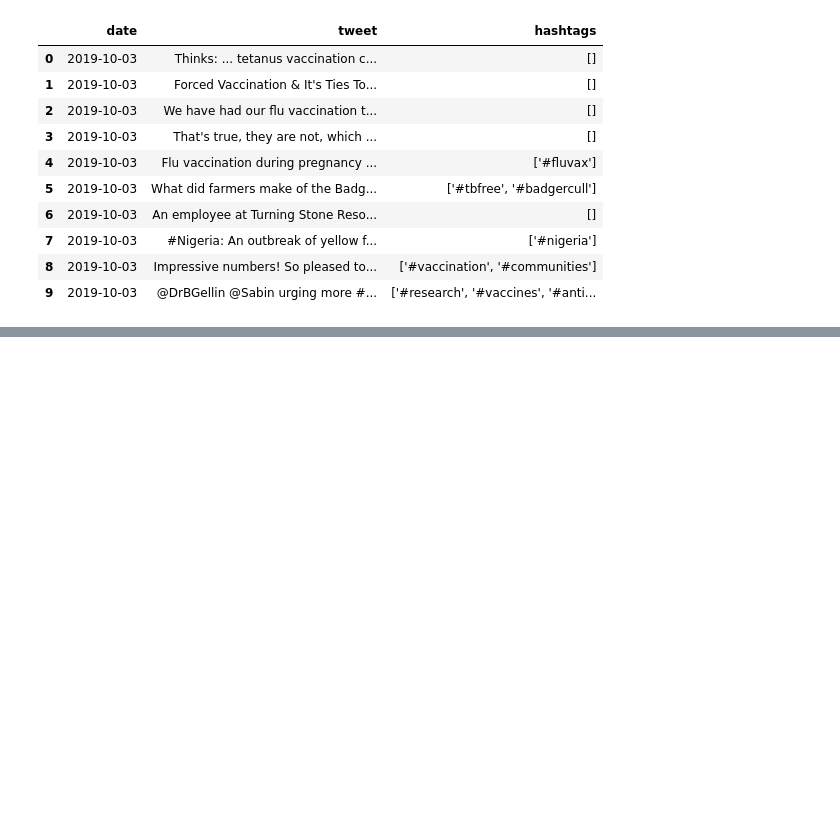
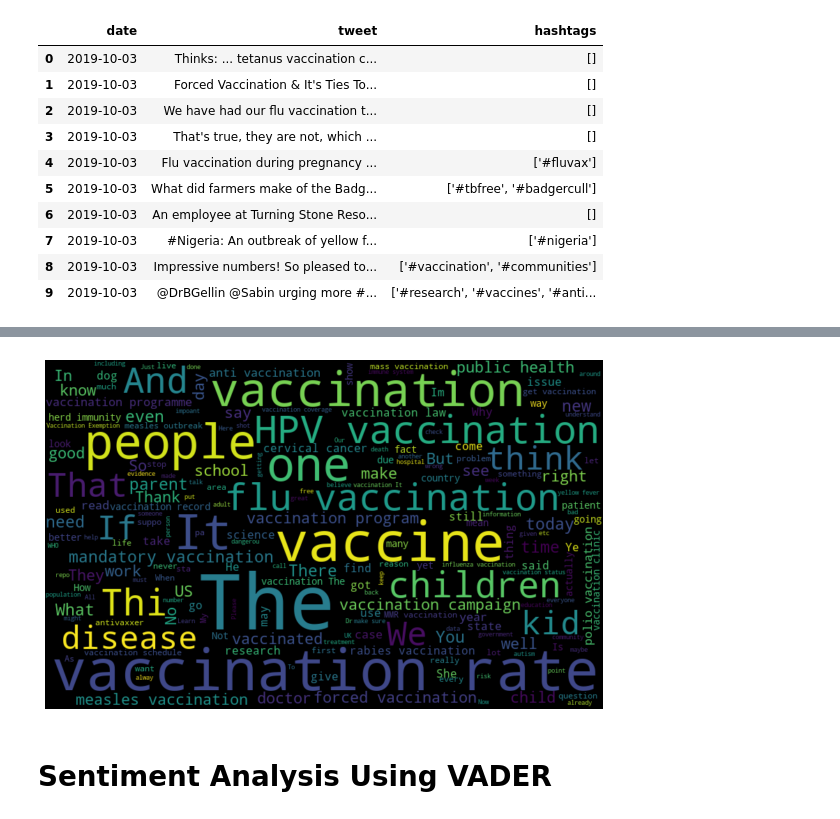
Before and after one commit to vanand96/VaccineDataAnalyzer, a Jupyter notebook: Project_Pandas.ipynb, the cells around one changed output, grey strips where cells are left out. Saved outputs shown, nothing was run; the diff lists cells and outputs as text; code cells hidden in the pictures; blank space fills up the shorter version.

```diff
--- a/Project_Pandas.ipynb
+++ b/Project_Pandas.ipynb
@@ -90,0 +232,12 @@ df.head(10)
+# %%
+# Clean tweets and append to new column
+tweets = df['tweet']
+clean_tweets = []
+for tweet in tweets:
+    c = TwitterPreprocessor((tweet))
+    c.fully_preprocess()
+    c = c.text
+    clean_tweets.append(c)
+
+df['clean_tweets'] = clean_tweets
+df.head(5)
@@ -90,0 +251,14 @@ df.head(10)
+# %%
+all_words = ' '.join([text for text in df['clean_tweets']])
+# all_words
+from wordcloud import WordCloud
+wordcloud = WordCloud(width=800, height=500, random_state=21, max_font_size=110).generate(all_words)
+
+plt.figure(figsize=(10, 7))
+plt.imshow(wordcloud, interpolation="bilinear")
+plt.axis('off')
+plt.show()
+# %% [output]
+[figure, added]
+# %% [markdown]
+# Sentiment Analysis Using VADER
```
Also changed, not shown: parts of 7 cells of this notebook, 1 other file.
